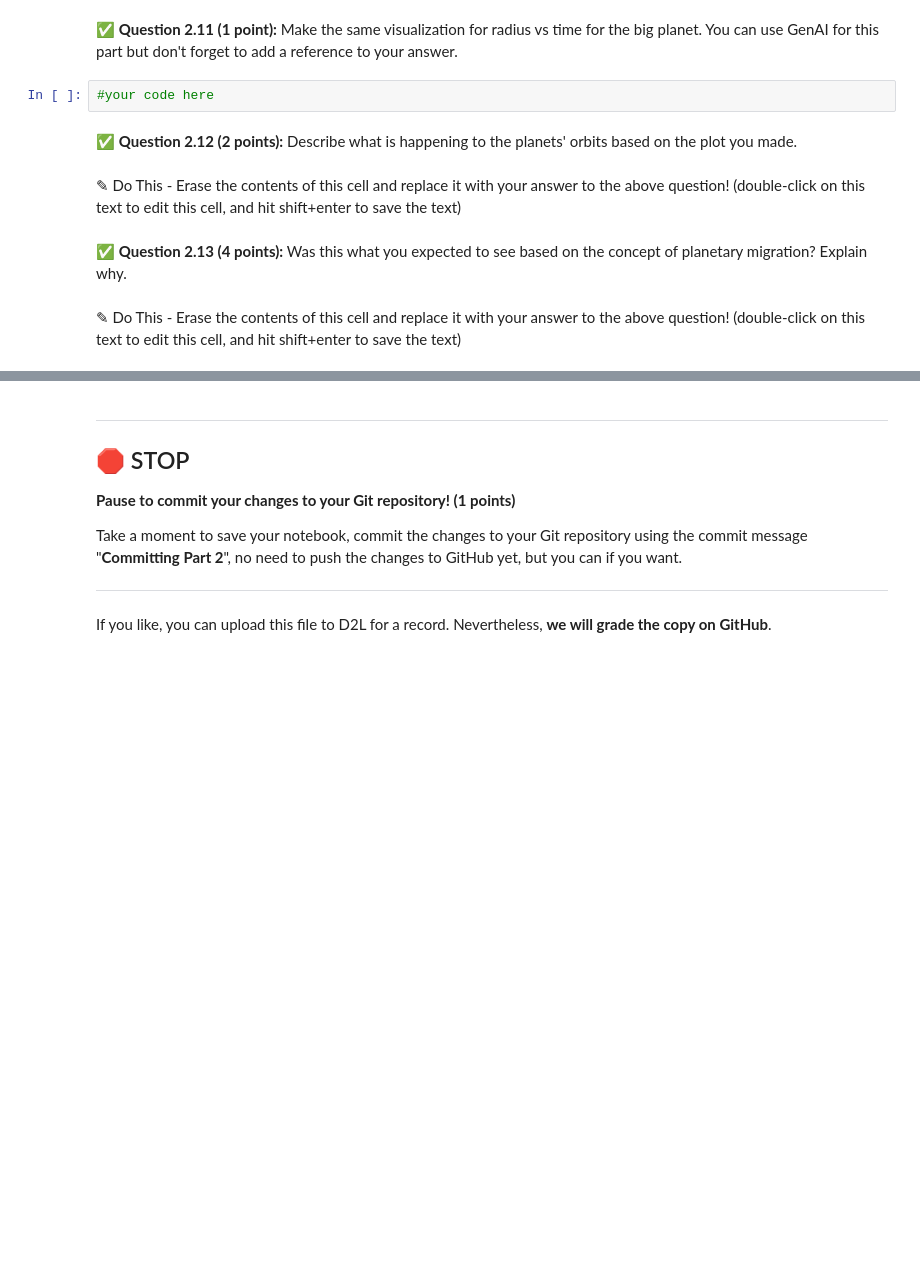
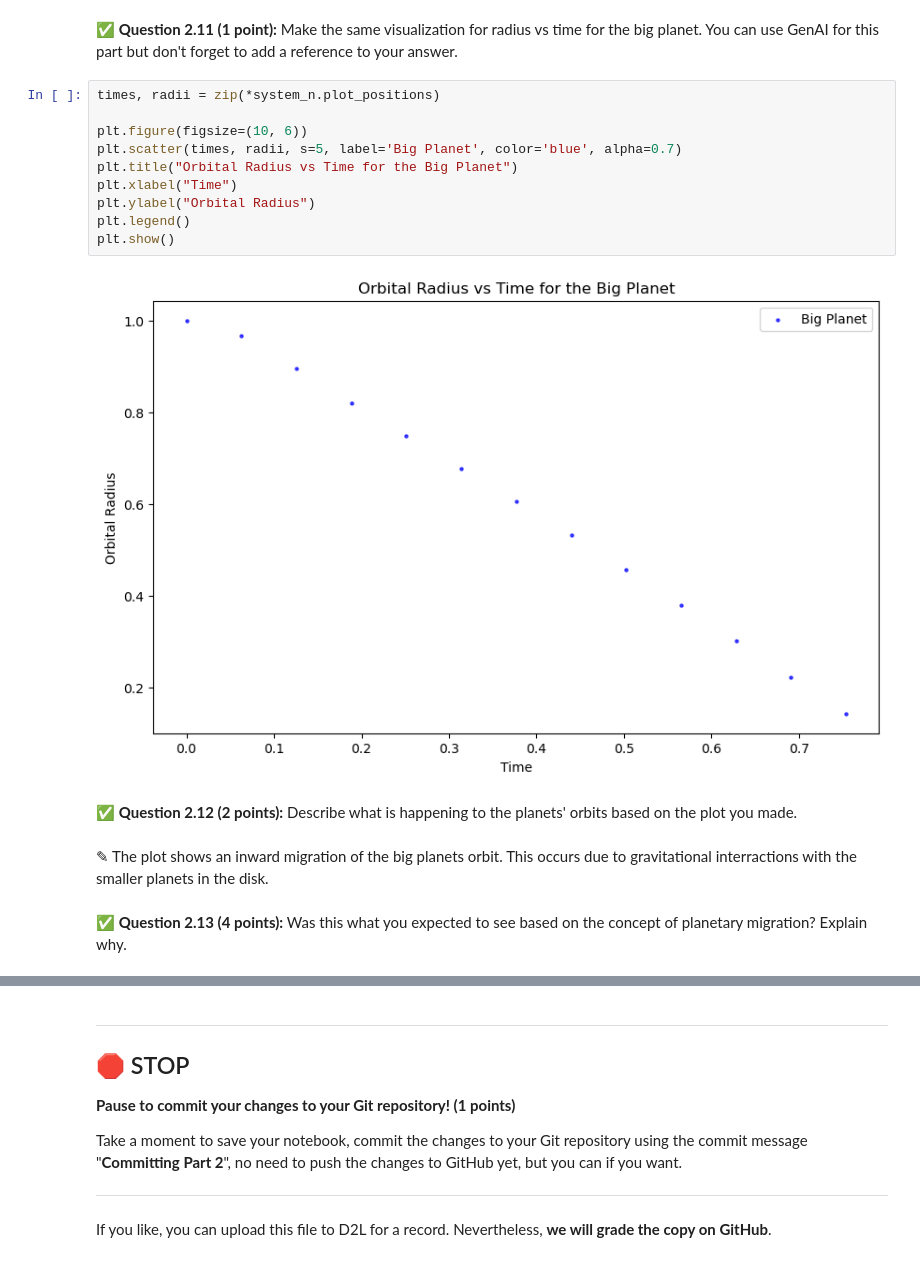
Before and after one commit to patrickw03/CMSE202-f25-turnin, a Jupyter notebook: hw-02/HW02_Part1-Orbits-SS25-STUDENT.ipynb, the cells around one changed output, grey strips where cells are left out. Cells and saved outputs as stored; diff of their text form; blank space fills up the shorter version.

```diff
--- a/hw-02/HW02_Part1-Orbits-SS25-STUDENT.ipynb
+++ b/hw-02/HW02_Part1-Orbits-SS25-STUDENT.ipynb
@@ -397,13 +751,21 @@ class System:
 ### Visualization
 # %% [markdown]
 ✅ **Question 2.11 (1 point):** Make the same visualization for radius vs time for the big planet. You can use GenAI for this part but don't forget to add a reference to your answer.
-# %%
-#your code here
+# %%
+times, radii = zip(*system_n.plot_positions)
+
+plt.figure(figsize=(10, 6))
+plt.scatter(times, radii, s=5, label='Big Planet', color='blue', alpha=0.7)
+plt.title("Orbital Radius vs Time for the Big Planet")
+plt.xlabel("Time")
+plt.ylabel("Orbital Radius")
+plt.legend()
+plt.show()
+# %% [output]
+[figure, added]
 # %% [markdown]
 ✅ **Question 2.12 (2 points):** Describe what is happening to the planets' orbits based on the plot you made.
-# %% [markdown]
-✎ Do This - Erase the contents of this cell and replace it with your answer to the above question! (double-click on this text to edit this cell, and hit shift+enter to save the text)
+# %% [markdown]
+✎ The plot shows an inward migration of the big planets orbit. This occurs due to gravitational interractions with the smaller planets in the disk.
 # %% [markdown]
 ✅ **Question 2.13 (4 points):** Was this what you expected to see based on the concept of planetary migration? Explain why.
-# %% [markdown]
-✎ Do This - Erase the contents of this cell and replace it with your answer to the above question! (double-click on this text to edit this cell, and hit shift+enter to save the text)
```
Also changed, not shown: parts of 25 cells of this notebook.
